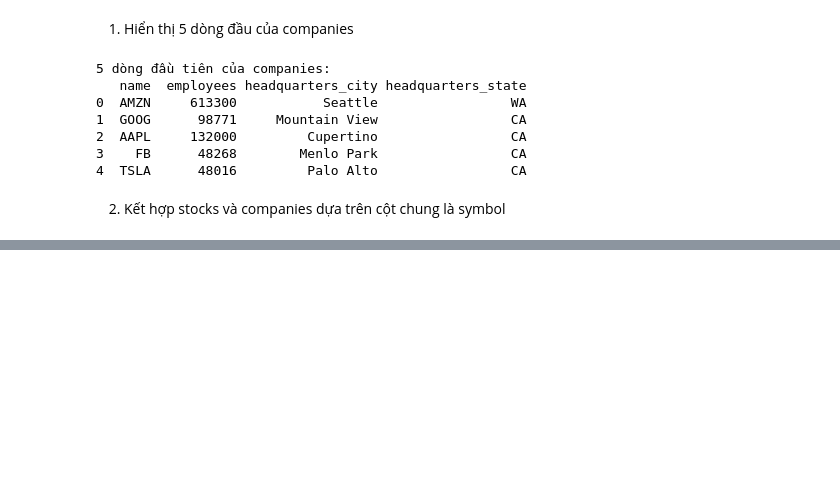
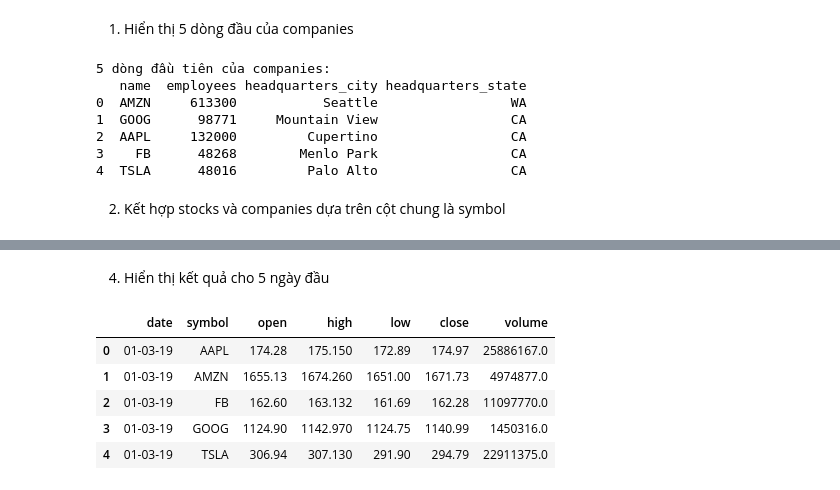
Before and after one commit to KTNhung/17A2---KieuTrangNhung--Python-n-ng-cao, a Jupyter notebook: LAB 3/Code/Lab 3_Nhung_102.ipynb, the cells around one changed output, grey strips where cells are left out. Drawn from its saved outputs; the diff is of its cells as text; code cells hidden in the pictures; blank space fills up the shorter version.

```diff
--- a/LAB 3/Code/Lab 3_Nhung_102.ipynb
+++ b/LAB 3/Code/Lab 3_Nhung_102.ipynb
@@ -231,0 +312,11 @@ print(companies_df.head())
+# %% [markdown]
+4. Hiển thị kết quả cho 5 ngày đầu
+# %%
+grouped[:5]
+# %% [output]
+|  | date | symbol | open | high | low | close | volume |
+| 0 | 01-03-19 | AAPL | 174.28 | 175.150 | 172.89 | 174.97 | 25886167.0 |
+| 1 | 01-03-19 | AMZN | 1655.13 | 1674.260 | 1651.00 | 1671.73 | 4974877.0 |
+| 2 | 01-03-19 | FB | 162.60 | 163.132 | 161.69 | 162.28 | 11097770.0 |
+| 3 | 01-03-19 | GOOG | 1124.90 | 1142.970 | 1124.75 | 1140.99 | 1450316.0 |
+| 4 | 01-03-19 | TSLA | 306.94 | 307.130 | 291.90 | 294.79 | 22911375.0 |
```
Also changed, not shown: parts of 17 cells of this notebook.
